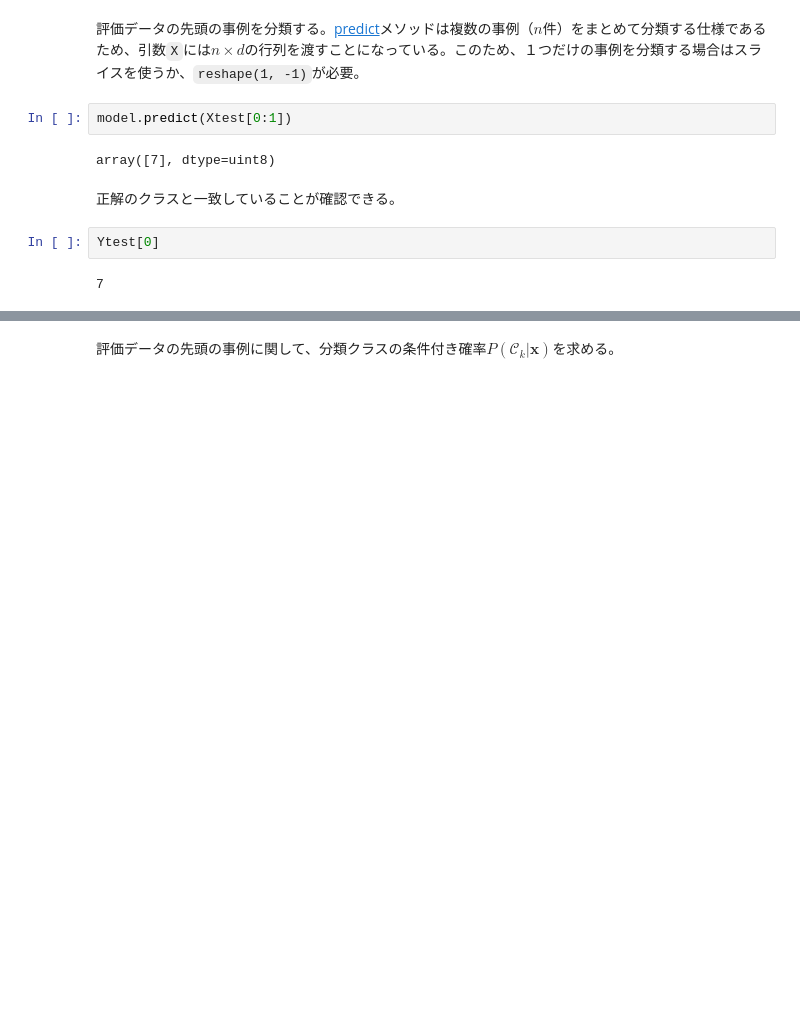
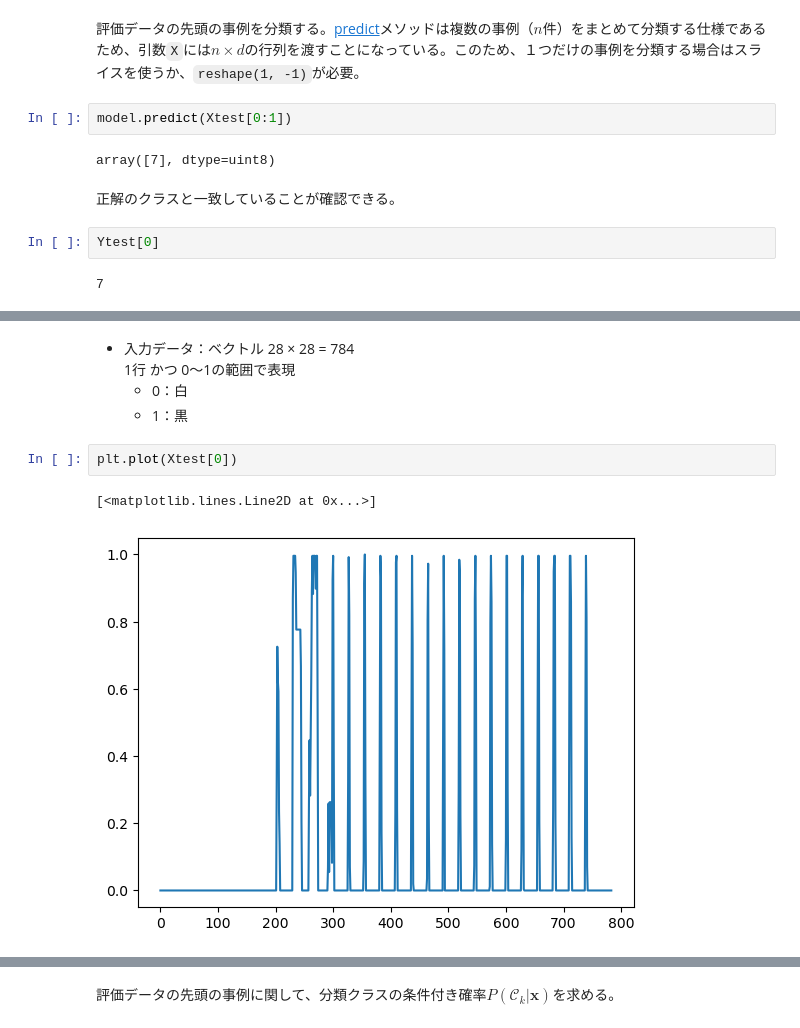
Before and after one commit to tsuyoi1064/notebook, a Jupyter notebook: mlnote/classification/02multi.ipynb, the cells around one changed output, grey strips where cells are left out. Drawn from its saved outputs; the diff is of its cells as text; blank space fills up the shorter version.

```diff
--- a/mlnote/classification/02multi.ipynb
+++ b/mlnote/classification/02multi.ipynb
@@ -846,0 +875,10 @@ Ytest[0]
+# %% [markdown]
+- 入力データ：ベクトル 28 × 28 = 784
+  1行 かつ 0～1の範囲で表現
+  - 0：白
+  - 1：黒
+# %%
+plt.plot(Xtest[0])
+# %% [output]
+[<matplotlib.lines.Line2D at 0x...>]
+[figure, added]
```
Also changed, not shown: parts of 26 cells of this notebook, 15 other files.
